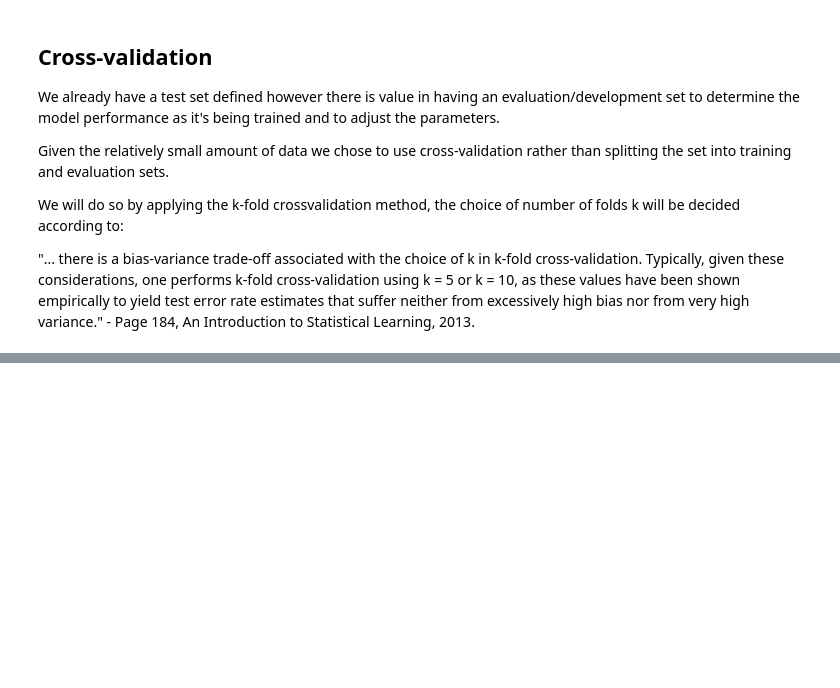
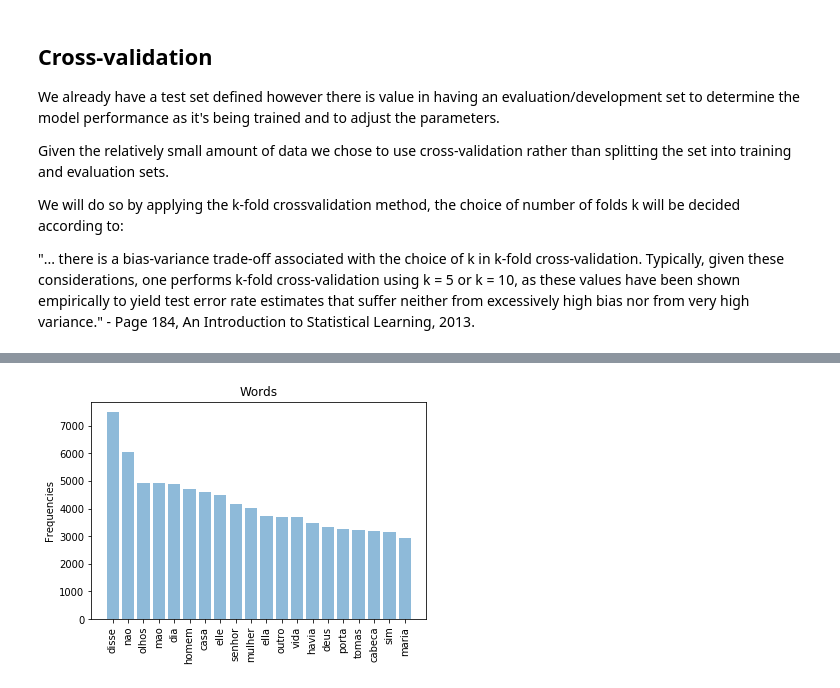
Before and after one commit to NOVAIMS-DataScienceMasters/TextMiningFinalProject, a Jupyter notebook: DataPreProcessing.ipynb, the cells around one changed output, grey strips where cells are left out. Drawn from its saved outputs; the diff is of its cells as text; code cells hidden in the pictures; blank space fills up the shorter version.

Commit message:
Baseline - Bag of Words

```diff
--- a/DataPreProcessing.ipynb
+++ b/DataPreProcessing.ipynb
@@ -528,0 +636,3 @@ Very bad result with dummy classifier as expected
+# %%
+top_df = get_top_n_grams(traindf['clean'], top_k=20, n=1)
+top_df
@@ -528,0 +657,20 @@ Very bad result with dummy classifier as expected
+# %%
+import numpy as np
+import matplotlib.pyplot as plt
+def plot_frequencies(top_df):
+    """
+    Function that receives a dataframe from the "get_top_n_grams" function
+    and plots the frequencies in a bar plot.
+    """
+    x_labels = top_df["Ngram"][:30]
+    y_pos = np.arange(len(x_labels))
+    values = top_df["Freq"][:30]
+    plt.bar(y_pos, values, align='center', alpha=0.5)
+    plt.xticks(y_pos, x_labels)
+    plt.ylabel('Frequencies')
+    plt.title('Words')
+    plt.xticks(rotation=90)
+    plt.show()
+plot_frequencies(top_df)
+# %% [output]
+[figure, added]
```
Also changed, not shown: parts of 35 cells of this notebook, 2 other files.
